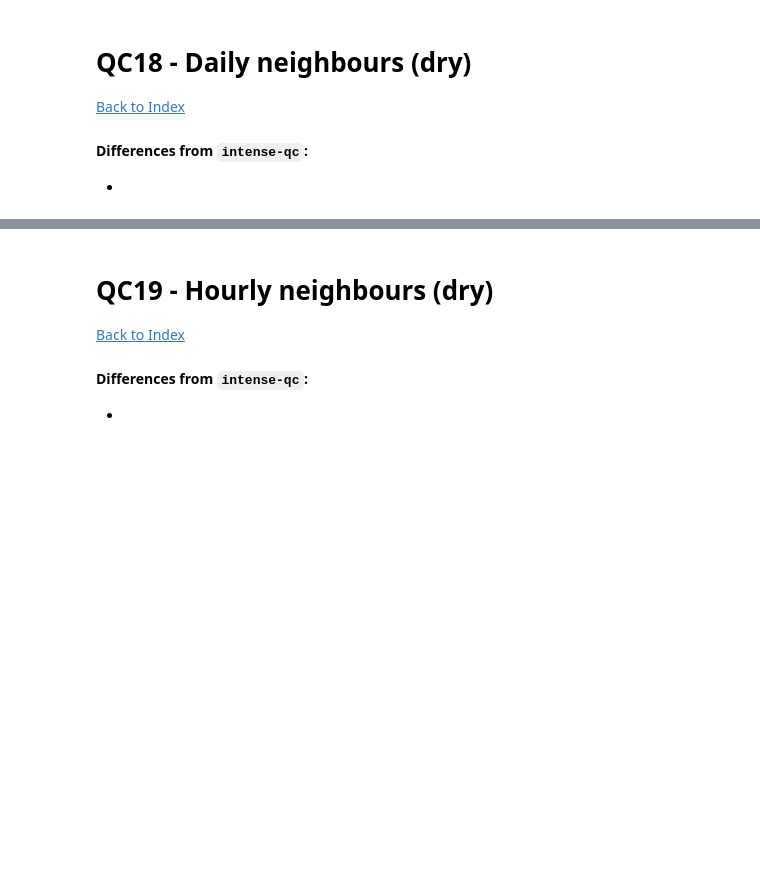
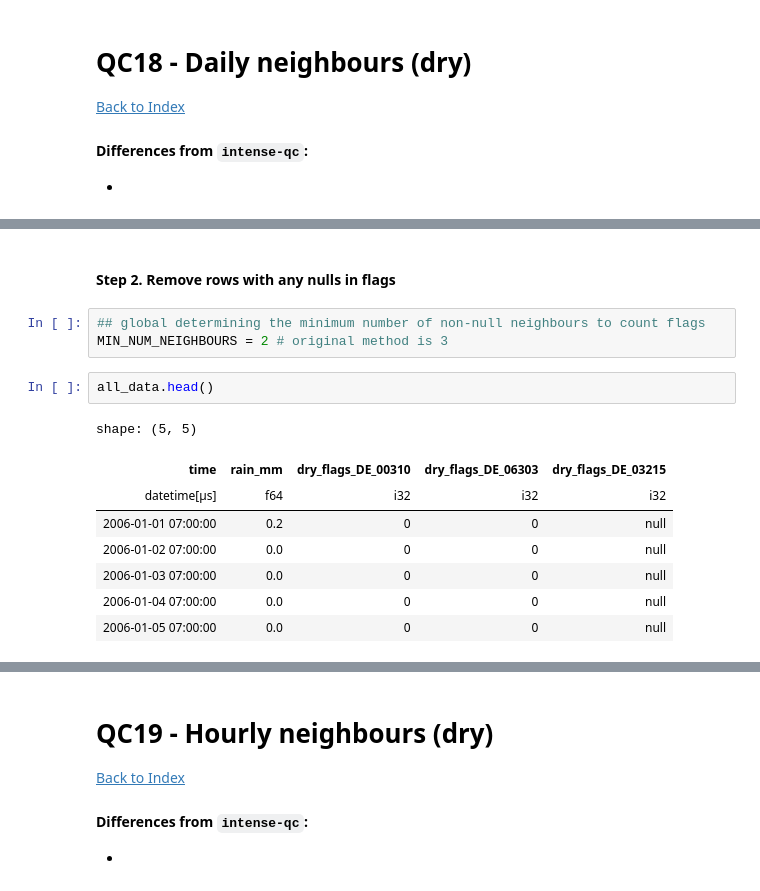
Before and after one commit to Thomasjkeel/RainfallQC-notebooks, a Jupyter notebook: notebooks/neighbour_checks.ipynb, the cells around one changed output, grey strips where cells are left out. Cells and saved outputs as stored; diff of their text form; blank space fills up the shorter version.

```diff
--- a/notebooks/neighbour_checks.ipynb
+++ b/notebooks/neighbour_checks.ipynb
@@ -1380,0 +1495,16 @@ shape: (4, 2)
+# %% [markdown]
+#### Step 2. Remove rows with any nulls in flags
+# %%
+## global determining the minimum number of non-null neighbours to count flags
+MIN_NUM_NEIGHBOURS = 2 # original method is 3
+# %%
+all_data.head()
+# %% [output]
+shape: (5, 5)
+| time | rain_mm | dry_flags_DE_00310 | dry_flags_DE_06303 | dry_flags_DE_03215 |
+| datetime[μs] | f64 | i32 | i32 | i32 |
+| 2006-01-01 07:00:00 | 0.2 | 0 | 0 | null |
+| 2006-01-02 07:00:00 | 0.0 | 0 | 0 | null |
+| 2006-01-03 07:00:00 | 0.0 | 0 | 0 | null |
+| 2006-01-04 07:00:00 | 0.0 | 0 | 0 | null |
+| 2006-01-05 07:00:00 | 0.0 | 0 | 0 | null |
```
Also changed, not shown: parts of 13 cells of this notebook.
